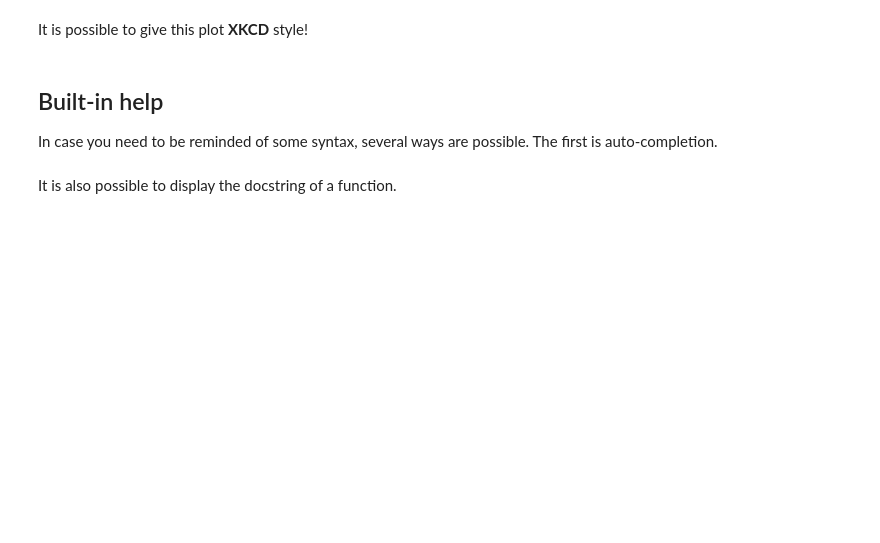
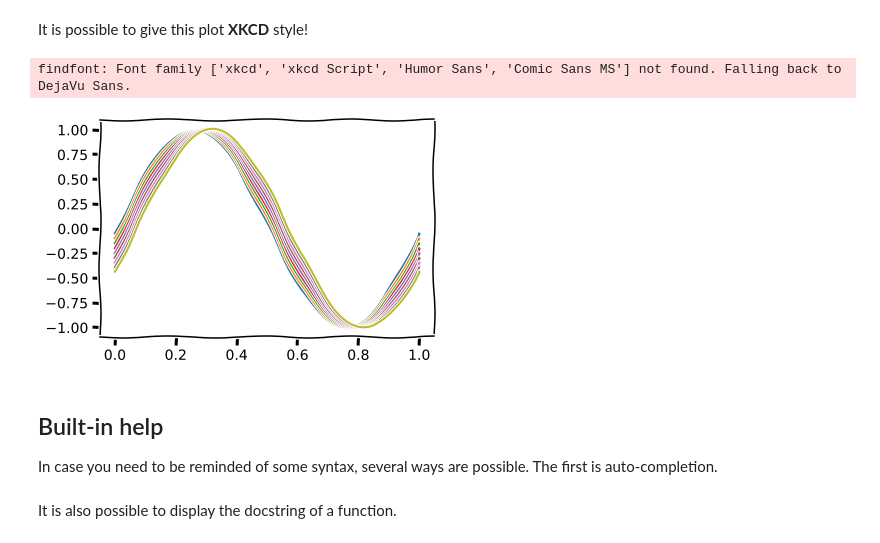
Before and after one commit to samuelsmal/Tutorials, a Jupyter notebook: 00 - Intro to Tools/Intro to Jupyter Notebooks.ipynb, the cells around one changed output. Saved outputs shown, nothing was run; the diff lists cells and outputs as text; code cells hidden in the pictures; blank space fills up the shorter version.

```diff
--- a/00 - Intro to Tools/Intro to Jupyter Notebooks.ipynb
+++ b/00 - Intro to Tools/Intro to Jupyter Notebooks.ipynb
@@ -35,9 +42,12 @@ pi*2
 It is possible to give this plot **XKCD** style!
 # %%
 # Running this in a 'with' allows the style to be temporary
-with xkcd():
+with plt.xkcd():
     for i in range(1,10):
-        plot(t, sin(2*pi*t-t[10*i]))
+        plt.plot(t, np.sin(2*np.pi*t-t[10*i]))
+# %% [output]
+findfont: Font family ['xkcd', 'xkcd Script', 'Humor Sans', 'Comic Sans MS'] not found. Falling back to DejaVu Sans.
+[figure, added]
 # %% [markdown]
 ## Built-in help
 
```
Also changed, not shown: parts of 34 cells of this notebook.
